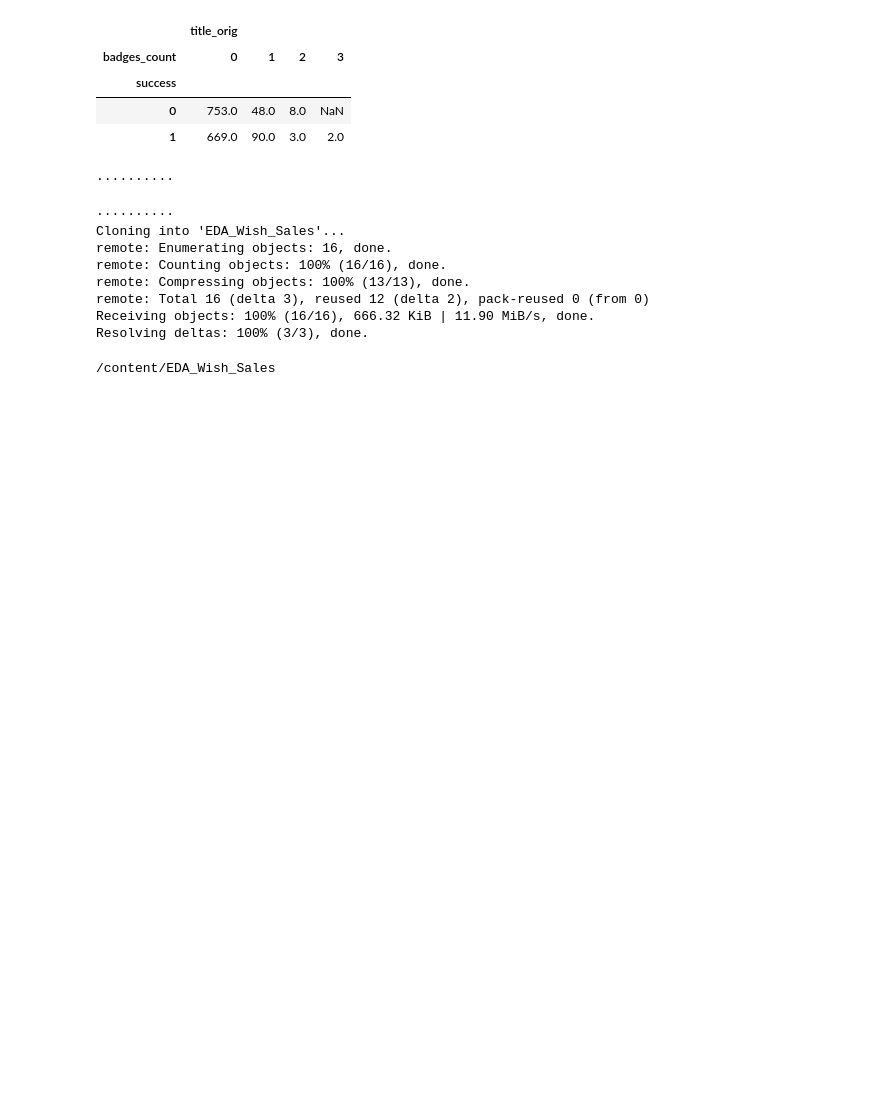
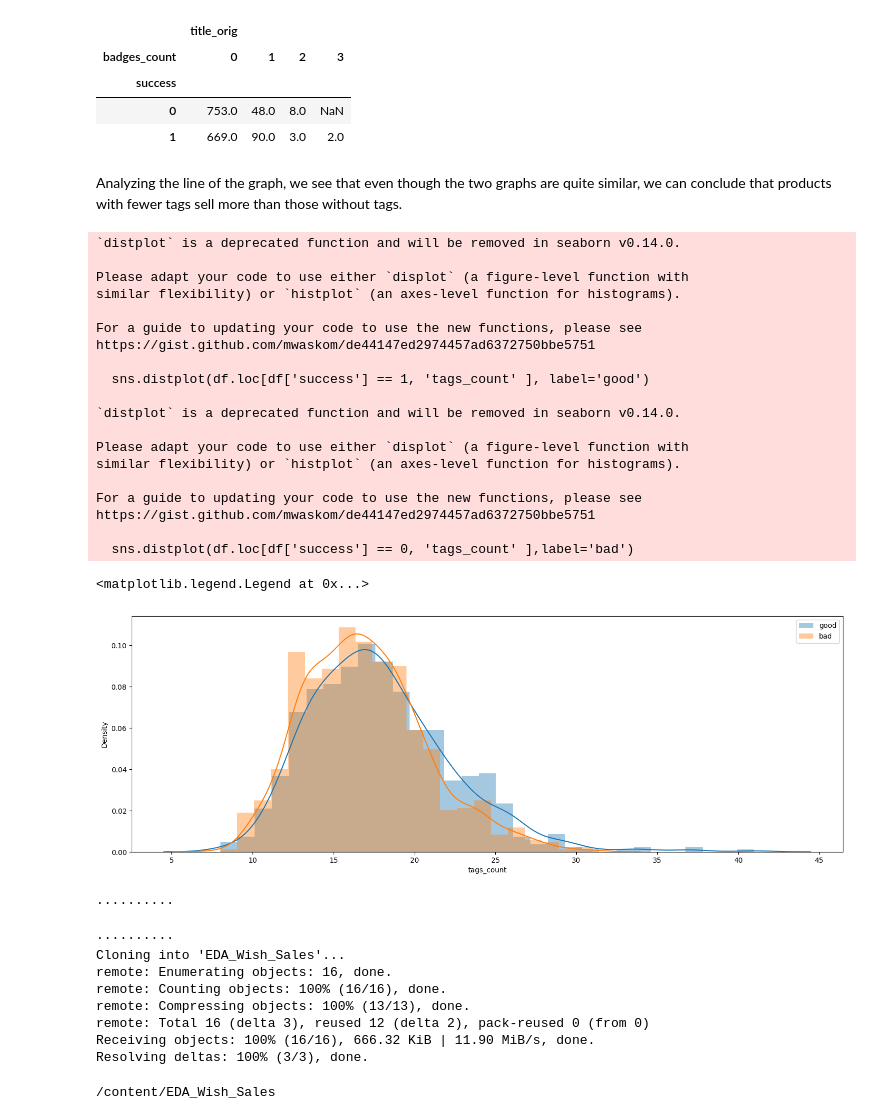
Before and after one commit to italofvaz/EDA_Wish_Sales, a Jupyter notebook: EDA_Wish_Summer_Sales.ipynb, the cells around one changed output. Cells and saved outputs as stored; diff of their text form; code cells hidden in the pictures; blank space fills up the shorter version.

```diff
--- a/EDA_Wish_Summer_Sales.ipynb
+++ b/EDA_Wish_Summer_Sales.ipynb
@@ -305,6 +339,39 @@ df.groupby(['success', 'badges_count']).count()[['title_orig']].pivot_table(inde
 | success |  |  |  |  |
 | 0 | 753.0 | 48.0 | 8.0 | NaN |
 | 1 | 669.0 | 90.0 | 3.0 | 2.0 |
+# %% [markdown]
+Analyzing the line of the graph, we see that even though the two graphs are quite similar, we can conclude that products with fewer tags sell more than those without tags.
+# %%
+df['tags_count'] = df['tags'].apply(lambda x: len(x.split(',')))
+# %%
+fig, ax=plt.subplots(figsize=(18,6))
+
+sns.distplot(df.loc[df['success'] == 1, 'tags_count' ], label='good')
+sns.distplot(df.loc[df['success'] == 0, 'tags_count' ],label='bad')
+
+plt.legend()
+# %% [output]
+`distplot` is a deprecated function and will be removed in seaborn v0.14.0.
+
+Please adapt your code to use either `displot` (a figure-level function with
+similar flexibility) or `histplot` (an axes-level function for histograms).
+
+For a guide to updating your code to use the new functions, please see
+https://gist.github.com/mwaskom/de44147ed2974457ad6372750bbe5751
+
+  sns.distplot(df.loc[df['success'] == 1, 'tags_count' ], label='good')
+
+`distplot` is a deprecated function and will be removed in seaborn v0.14.0.
+
+Please adapt your code to use either `displot` (a figure-level function with
+similar flexibility) or `histplot` (an axes-level function for histograms).
+
+For a guide to updating your code to use the new functions, please see
+https://gist.github.com/mwaskom/de44147ed2974457ad6372750bbe5751
+
+  sns.distplot(df.loc[df['success'] == 0, 'tags_count' ],label='bad')
+<matplotlib.legend.Legend at 0x...>
+[figure, added]
 # %%
 
 
```
Also changed, not shown: parts of 3 cells of this notebook.
